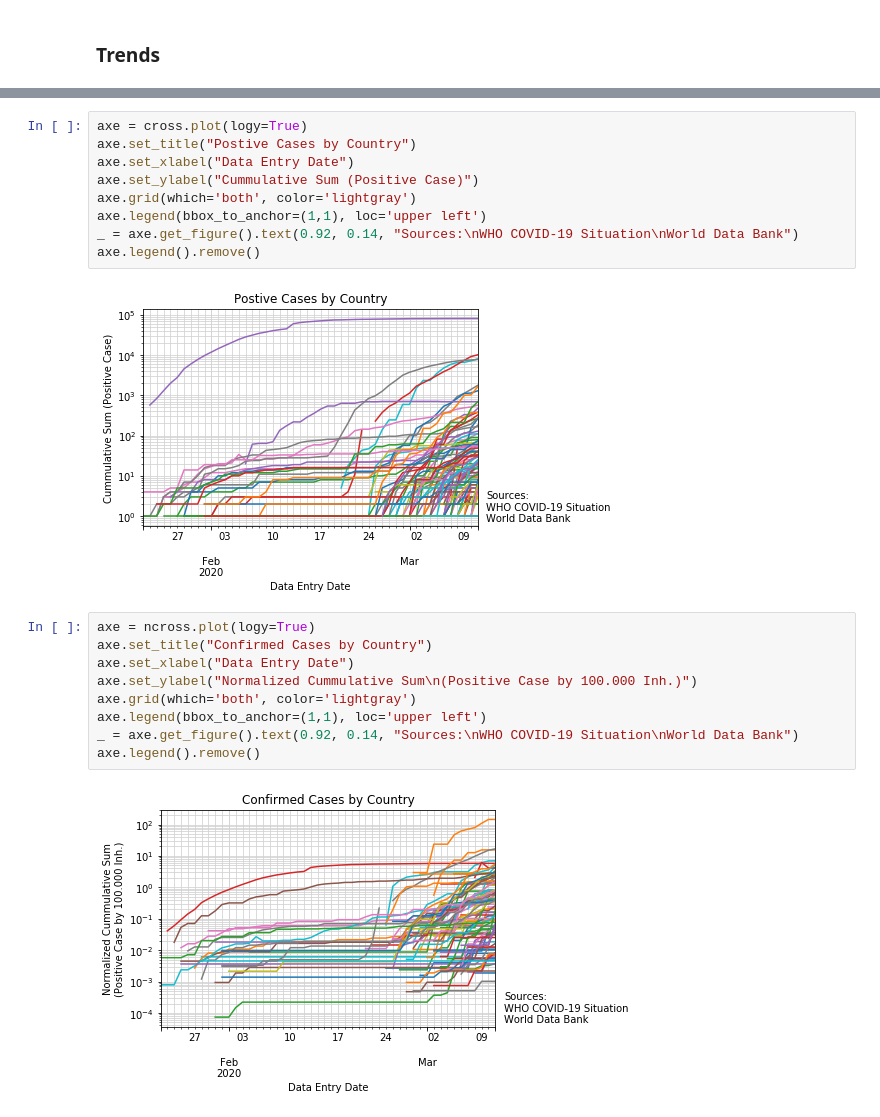
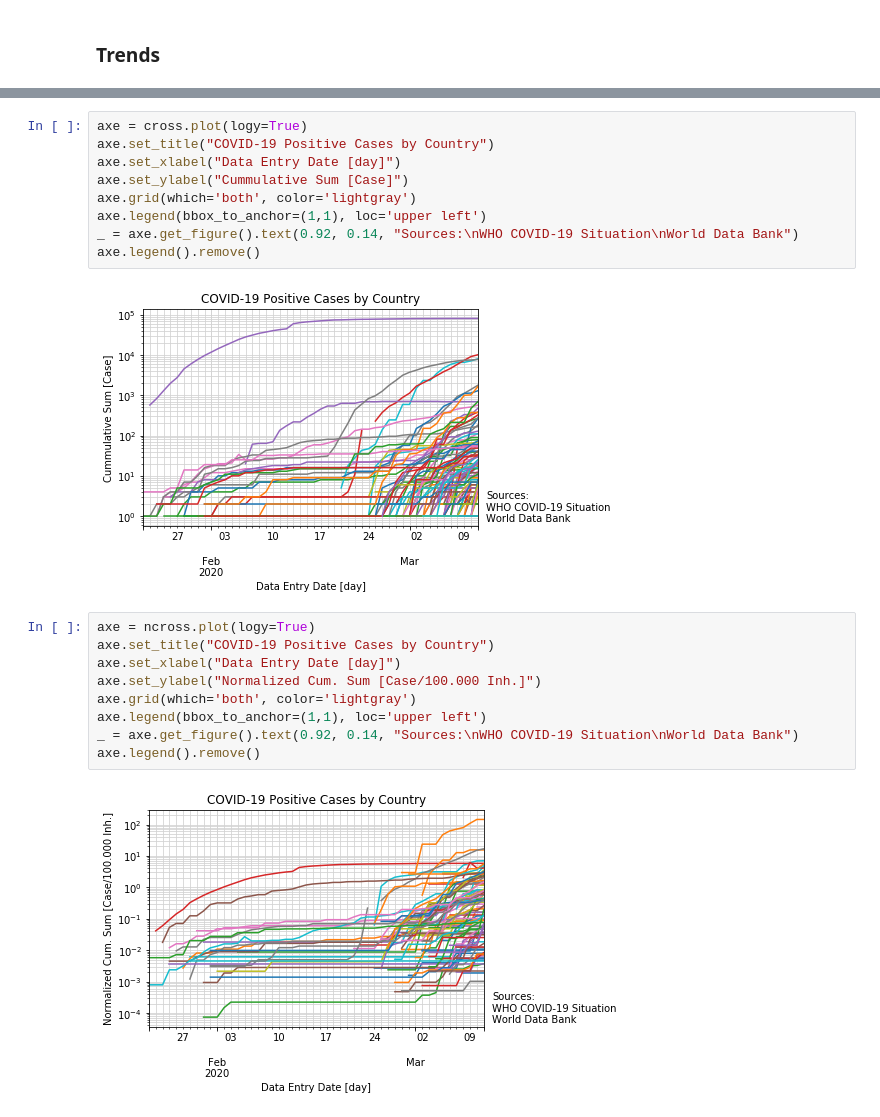
Before and after one commit to jlandercy/cookbook, a Jupyter notebook: python/scientific/covid-19/covid19.ipynb, the cells around one changed output, grey strips where cells are left out. Cells and saved outputs as stored; diff of their text form.

```diff
--- a/python/scientific/covid-19/covid19.ipynb
+++ b/python/scientific/covid-19/covid19.ipynb
@@ -134,22 +134,22 @@ _ = axe.get_figure().text(0.92, 0.14, "Sources:\nWHO COVID-19 Situation\nWorld D
 # %%
 axe = cross.plot(logy=True)
-axe.set_title("Postive Cases by Country")
-axe.set_xlabel("Data Entry Date")
-axe.set_ylabel("Cummulative Sum (Positive Case)")
+axe.set_title("COVID-19 Positive Cases by Country")
+axe.set_xlabel("Data Entry Date [day]")
+axe.set_ylabel("Cummulative Sum [Case]")
 axe.grid(which='both', color='lightgray')
 axe.legend(bbox_to_anchor=(1,1), loc='upper left')
 _ = axe.get_figure().text(0.92, 0.14, "Sources:\nWHO COVID-19 Situation\nWorld Data Bank")
 axe.legend().remove()
 # %% [output]
-[figure, old version]
+[figure, new version]
 # %%
 axe = ncross.plot(logy=True)
-axe.set_title("Confirmed Cases by Country")
-axe.set_xlabel("Data Entry Date")
-axe.set_ylabel("Normalized Cummulative Sum\n(Positive Case by 100.000 Inh.)")
+axe.set_title("COVID-19 Positive Cases by Country")
+axe.set_xlabel("Data Entry Date [day]")
+axe.set_ylabel("Normalized Cum. Sum [Case/100.000 Inh.]")
 axe.grid(which='both', color='lightgray')
 axe.legend(bbox_to_anchor=(1,1), loc='upper left')
 _ = axe.get_figure().text(0.92, 0.14, "Sources:\nWHO COVID-19 Situation\nWorld Data Bank")
 axe.legend().remove()
 # %% [output]
-[figure, old version]
+[figure, new version]
```
Also changed, not shown: parts of 8 cells of this notebook.
